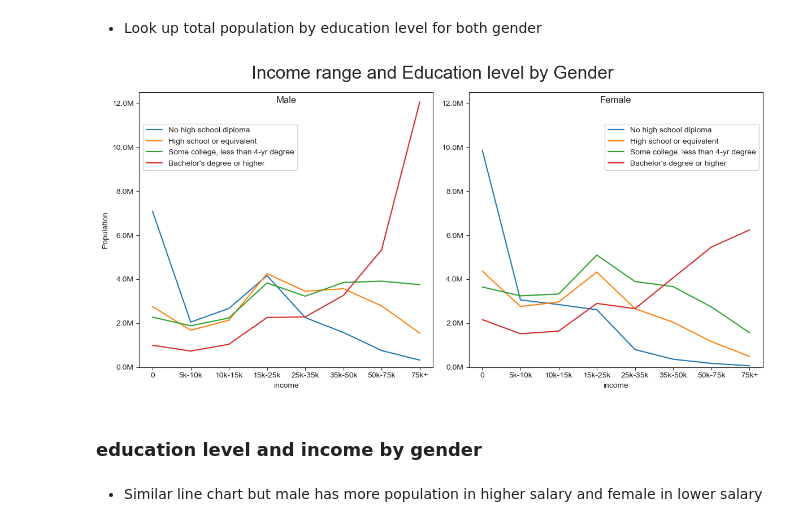
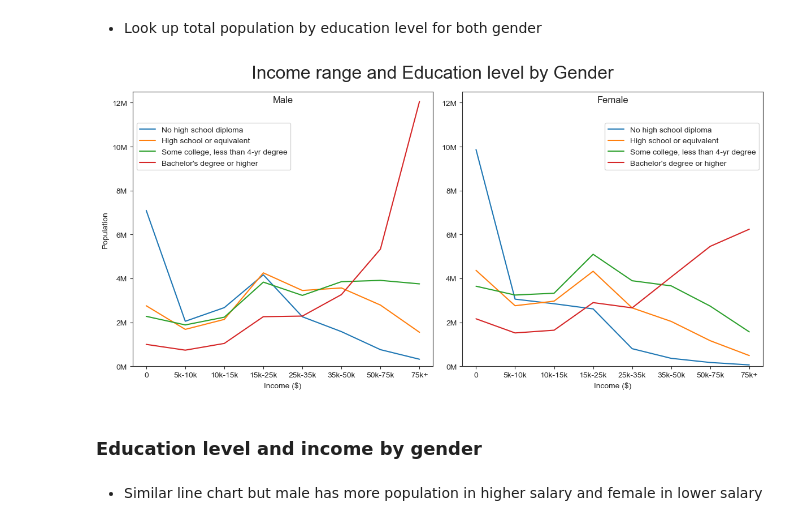
Before and after one commit to ahranyu/100_My_Project, a Jupyter notebook: 5_Education_Income/3_Gender_Income.ipynb, the cells around one changed output. Cells and saved outputs as stored; diff of their text form; code cells hidden in the pictures.

```diff
--- a/5_Education_Income/3_Gender_Income.ipynb
+++ b/5_Education_Income/3_Gender_Income.ipynb
@@ -45,26 +45,26 @@ df_F_piv= df_F.pivot_table(
 # %%
 fig,ax= plt.subplots(1,2, figsize=(12,6))
 
 df_M_piv.plot(ax=ax[0])
 ax[0].set_ylim(0,12500000)
 ax[0].set_title('Male', y=1.0, pad=-14)
-ax[0].yaxis.set_major_formatter(FuncFormatter(lambda x, pos : f'{(x/1000000):.1f}M'))
+ax[0].yaxis.set_major_formatter(FuncFormatter(lambda x, pos : f'{(x/1000000):.0f}M'))
 ax[0].set_ylabel('Population')
 ax[0].legend(loc='upper left', bbox_to_anchor=(0, 0.9))
-ax[0].xlabel('Income ($)')
+ax[0].set_xlabel('Income ($)')
 
 df_F_piv.plot(ax=ax[1])
 ax[1].set_ylim(0,12500000)
 ax[1].set_title('Female', y=1.0, pad=-14)
-ax[1].yaxis.set_major_formatter(FuncFormatter(lambda x, pos : f'{(x/1000000):.1f}M'))
+ax[1].yaxis.set_major_formatter(FuncFormatter(lambda x, pos : f'{(x/1000000):.0f}M'))
 ax[1].legend(loc='upper right', bbox_to_anchor=(1, 0.9))
-ax[1].xlabel('Income ($)')
+ax[1].set_xlabel('Income ($)')
 plt.suptitle('Income range and Education level by Gender', fontsize=23)
 plt.tight_layout()
 # %% [output]
-[figure, old version]
+[figure, new version]
 # %% [markdown]
-### education level and income by gender
+### Education level and income by gender
 # %% [markdown]
 - Similar line chart but male has more population in higher salary and female in lower salary
 # %%
```
Also changed, not shown: parts of 1 cell of this notebook, 2 other files.
